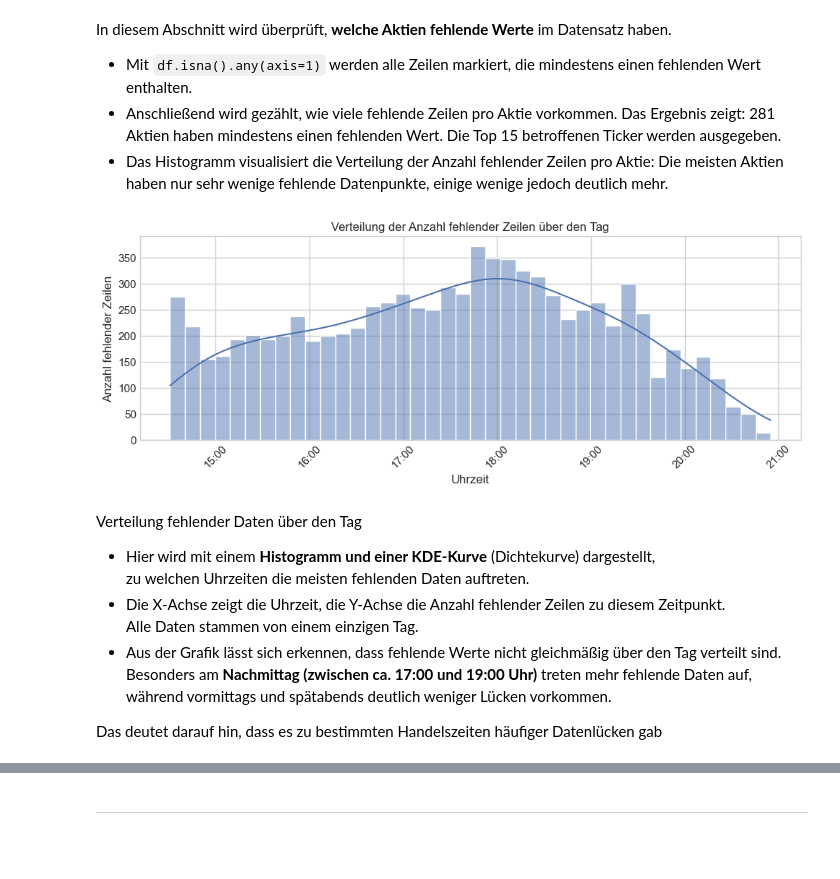
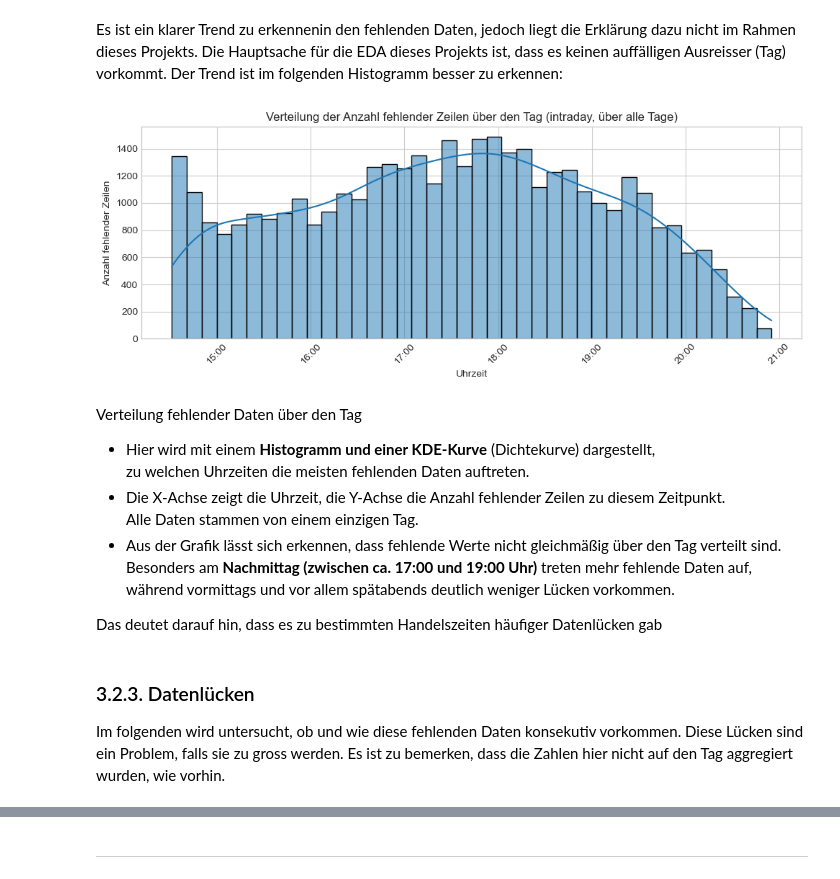
Before and after one commit to RyanMikus/pairs_trading_ml_hs25, a Jupyter notebook: 03_Explorative_Datenanalyse.ipynb, the cells around one changed output, grey strips where cells are left out. Saved outputs shown, nothing was run; the diff lists cells and outputs as text; code cells hidden in the pictures; blank space fills up the shorter version.

```diff
--- a/03_Explorative_Datenanalyse.ipynb
+++ b/03_Explorative_Datenanalyse.ipynb
@@ -79,25 +78,39 @@ Zunächst werden grundlegende Kennzahlen wie die Anzahl der Zeilen und der entha
 
 Diese Analyse dient als Grundlage für alle weiteren Schritte der explorativen Datenanalyse, da nur ein qualitativ hochwertiger Datensatz verlässliche Ergebnisse liefern kann.
 # %%
+import datetime
 import pandas as pd
 import numpy as np
 import matplotlib.pyplot as plt
 import matplotlib.dates as mdates
 import seaborn as sns
 import networkx as nx
-import datetime
+from pathlib import Path
 from statsmodels.tsa.stattools import coint
 
 # Stil für alle Diagramme
 plt.style.use("seaborn-v0_8-whitegrid")
 
-# Datensatz laden (1-Minuten-Daten des S&P 500)
-df = pd.read_csv("Daten/sp500_1min_2025-11-07.csv", parse_dates=["datetime"])
+# Alle CSV-Dateien (mehrere Tage) laden
+data_dir = Path("Daten")
+files = sorted(data_dir.glob("sp500_1min_*.csv"))
+
+dfs = []  # Liste für alle Tages-DataFrames
+
+for file in files:
+    df_day = pd.read_csv(file, parse_dates=["datetime"])
+    df_day["date"] = df_day["datetime"].dt.date
+    dfs.append(df_day)
+
+# Alle Tage zu einem DataFrame zusammenführen
+df = pd.concat(dfs, ignore_index=True)
+df = df.sort_values("datetime").reset_index(drop=True)
 
 # Erste Kennzahlen
-print("Anzahl Zeilen:", len(df))
-print("Anzahl Ticker:", df["symbol"].nunique())
+print(f"Anzahl Zeilen gesamt: {len(df):,}")
+print(f"Anzahl Ticker gesamt: {df['symbol'].nunique()}")
+print(f"Anzahl Handelstage: {df['date'].nunique()}")
 
-# Vorschau der ersten Zeilen
+# Vorschau
 df.head()
 # %% [output]
@@ -250,34 +252,32 @@ Beispielhafte fehlende Zeitpunkte:
 # %% [markdown]
-In diesem Abschnitt wird überprüft, **welche Aktien fehlende Werte** im Datensatz haben.
-- Mit `df.isna().any(axis=1)` werden alle Zeilen markiert, die mindestens einen fehlenden Wert enthalten.
-- Anschließend wird gezählt, wie viele fehlende Zeilen pro Aktie vorkommen.
-Das Ergebnis zeigt: 281 Aktien haben mindestens einen fehlenden Wert.
-Die Top 15 betroffenen Ticker werden ausgegeben.
-- Das Histogramm visualisiert die Verteilung der Anzahl fehlender Zeilen pro Aktie:
-Die meisten Aktien haben nur sehr wenige fehlende Datenpunkte,
-einige wenige jedoch deutlich mehr.
+Es ist ein klarer Trend zu erkennenin den fehlenden Daten, jedoch liegt die Erklärung dazu nicht im Rahmen dieses Projekts. Die Hauptsache für die EDA dieses Projekts ist, dass es keinen auffälligen Ausreisser (Tag) vorkommt. Der Trend ist im folgenden Histogramm besser zu erkennen:
 # %%
-# Histogramm + KDE: Verteilung fehlender Daten nach Uhrzeit
+# Aggregiere fehlende Zeilen pro Zeitstempel (mehrere Tage)
+missing_by_timestamp = df[df.isna().any(axis=1)].groupby("datetime").size().rename("count")
+missing_time_df = missing_by_timestamp.reset_index()
+
+# Histogramm + KDE über den Tag (wir betrachten Uhrzeit-Komponente)
+missing_time_df["time_only"] = missing_time_df["datetime"].dt.time
+missing_time_df["time_dt"] = pd.to_datetime(missing_time_df["time_only"].astype(str))
+
 plt.figure(figsize=(10,4))
 sns.histplot(
-    data=missing_time_df,
-    x="datetime",
-    weights="count",   # Anzahl fehlender Zeilen pro Zeitpunkt
+    data=missing_time_df.sort_values("time_dt"),
+    x="time_dt",
+    weights="count",
     bins=40,
     kde=True
 )
-plt.title("Verteilung der Anzahl fehlender Zeilen über den Tag")
+plt.title("Verteilung der Anzahl fehlender Zeilen über den Tag (intraday, über alle Tage)")
 plt.xlabel("Uhrzeit")
 plt.ylabel("Anzahl fehlender Zeilen")
-
-# X-Achse als Uhrzeit formatieren (alle Daten stammen von einem Tag)
 ax = plt.gca()
 ax.xaxis.set_major_formatter(mdates.DateFormatter("%H:%M"))
 plt.xticks(rotation=45)
 plt.tight_layout()
 plt.show()
 # %% [output]
-[figure, old version]
+[figure, new version]
 # %% [markdown]
 Verteilung fehlender Daten über den Tag
 
@@ -287,8 +287,12 @@ Verteilung fehlender Daten über den Tag
   Alle Daten stammen von einem einzigen Tag.
 - Aus der Grafik lässt sich erkennen, dass fehlende Werte nicht gleichmäßig über den Tag verteilt sind.
   Besonders am **Nachmittag (zwischen ca. 17:00 und 19:00 Uhr)** treten mehr fehlende Daten auf,
-  während vormittags und spätabends deutlich weniger Lücken vorkommen.
+  während vormittags und vor allem spätabends deutlich weniger Lücken vorkommen.
 
 Das deutet darauf hin, dass es zu bestimmten Handelszeiten häufiger Datenlücken gab
+# %% [markdown]
+### 3.2.3. Datenlücken
+
+Im folgenden wird untersucht, ob und wie diese fehlenden Daten konsekutiv vorkommen. Diese Lücken sind ein Problem, falls sie zu gross werden. Es ist zu bemerken, dass die Zahlen hier nicht auf den Tag aggregiert wurden, wie vorhin.
 # %%
 def analyse_nan_luecken_global(df):
```
Also changed, not shown: parts of 56 cells of this notebook, 8 other files.
